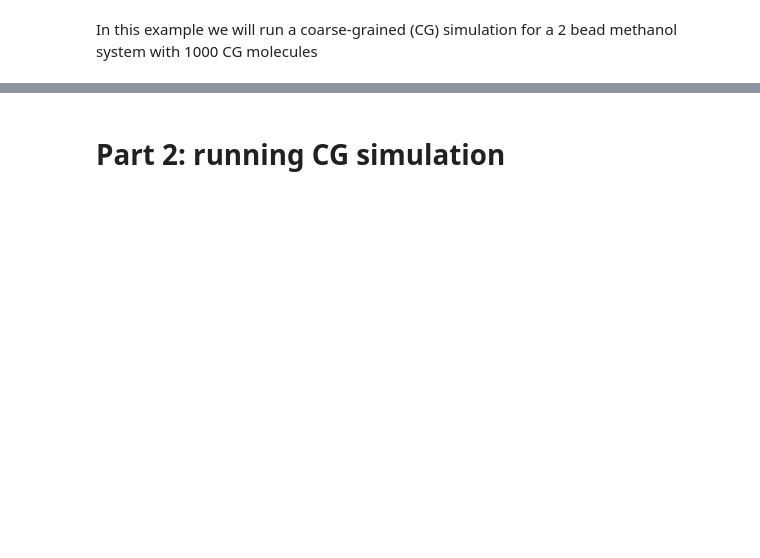
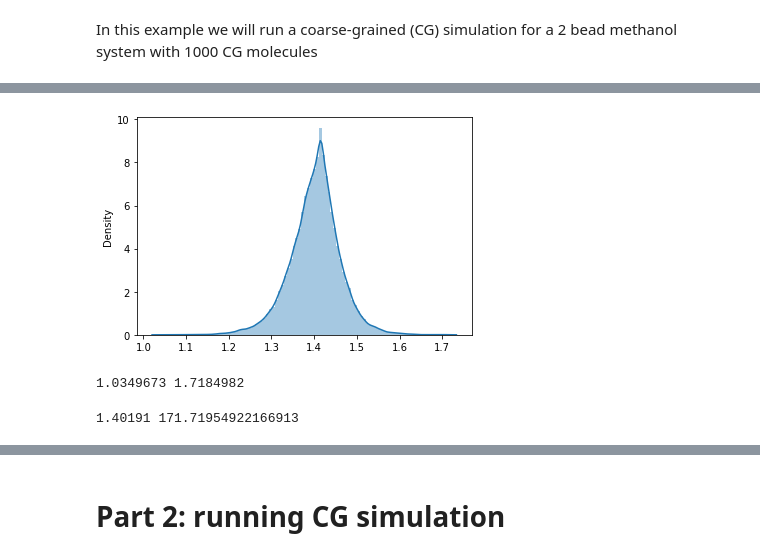
Before and after one commit to ur-whitelab/hoomd-tf, a Jupyter notebook: examples/11. CG simulations using IBI method.ipynb, the cells around one changed output, grey strips where cells are left out. Cells and saved outputs as stored; diff of their text form; code cells hidden in the pictures; blank space fills up the shorter version.

```diff
--- a/examples/11. CG simulations using IBI method.ipynb
+++ b/examples/11. CG simulations using IBI method.ipynb
@@ -18,0 +51,14 @@ cg_rdf = np.load('CG_tutorial/cg_rdf.npy')
+# %%
+total_cg = []
+for mol in range(250):
+    cg_positions=[]
+    for i in range(0,1000):
+        c = i*6
+        o = 1 + i*6
+        b1 = cg_pos[mol][c]
+        b2 = cg_pos[mol][o]
+        cg_positions.append(b1)
+        cg_positions.append(b2)
+    total_cg.append(cg_positions)
+
+np.save('CG_tutorial/meth_CGtraj_positions.npy',total_cg)
@@ -18,0 +73,31 @@ cg_rdf = np.load('CG_tutorial/cg_rdf.npy')
+# %%
+box=np.array([[-20.4471, -20.4471, -20.4471],[20.4471, 20.4471, 20.4471],[0, 0, 0]],dtype=np.float32)
+cg_positions = np.load('CG_tutorial/meth_CGtraj_positions.npy')
+bond_distribution = []
+for frame in range(cg_positions.shape[0]):
+    cg_r = []
+    for i in range(len(bond_ids)):
+        cg_dist = htf.mol_bond_distance(CG = True, cg_positions = cg_positions[frame],
+                                     b1=bond_ids[i][0],b2=bond_ids[i][1],box=box)
+        cg_r.append(cg_dist)
+
+    bond_distribution.append(cg_r)
+
+bond_distribution= np.array(bond_distribution)
+# %%
+rdata = bond_distribution.reshape((-1))
+dist_kde = sns.distplot(rdata,bins=100,kde=True)
+# %% [output]
+[figure, added]
+# %%
+print(min(rdata),max(rdata))
+# %% [output]
+1.0349673 1.7184982
+# %%
+rdata = np.sort(rdata)
+r_var = np.var(rdata)
+r0 = stat.mean(rdata)
+kr = (kb*T/r_var)
+print(r0,kr)
+# %% [output]
+1.40191 171.71954922166913
```
Also changed, not shown: parts of 17 cells of this notebook, 5 other files.
